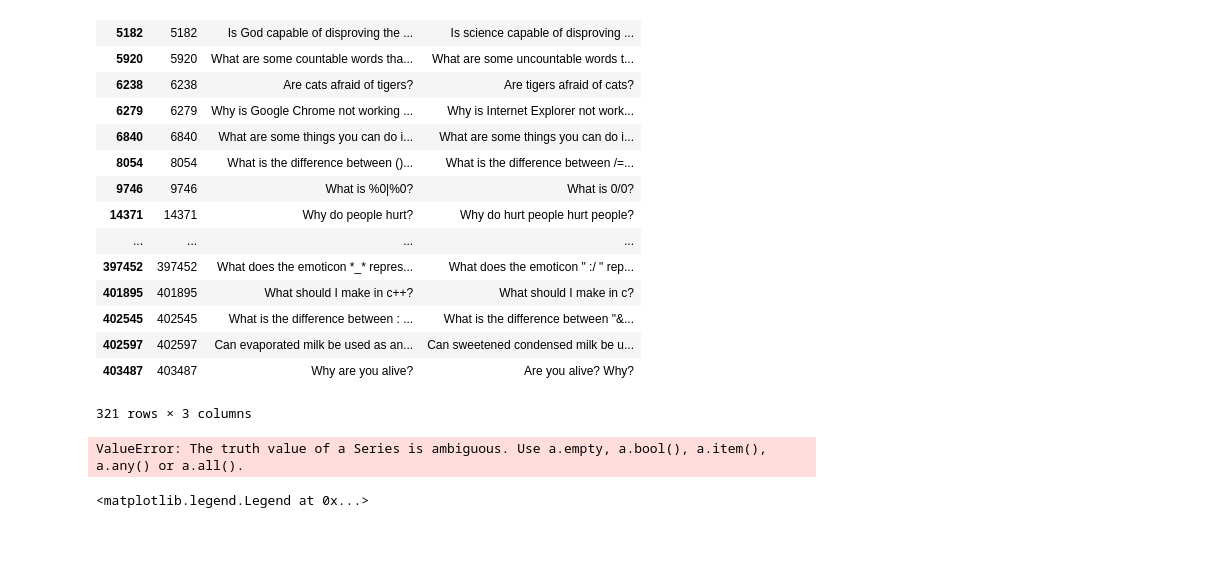
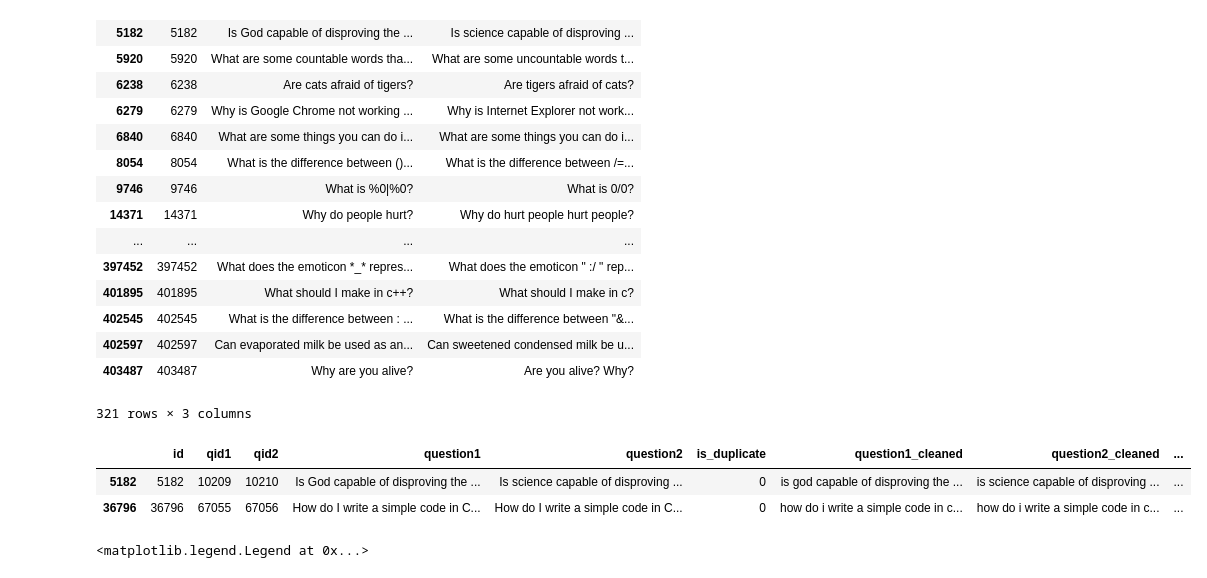
Before and after one commit to itaraday/QuoraQuestion, a Jupyter notebook: Quora.ipynb, the cells around one changed output. Cells and saved outputs as stored; diff of their text form; code cells hidden in the pictures; blank space fills up the shorter version.

```diff
--- a/Quora.ipynb
+++ b/Quora.ipynb
@@ -135,9 +135,11 @@ train.loc[(train['word_share']==1) & (train['is_duplicate'] == 0), ["id", "quest
 | 403487 | 403487 | Why are you alive? | Are you alive? Why? |
 321 rows × 3 columns
 # %%
-train.loc[train["id"] == 36796 | train["id"] == 5182 ]
+train.loc[(train["id"] == 36796) | (train["id"] == 5182)]
 # %% [output]
-ValueError: The truth value of a Series is ambiguous. Use a.empty, a.bool(), a.item(), a.any() or a.all().
+|  | id | qid1 | qid2 | question1 | question2 | is_duplicate | question1_cleaned | question2_cleaned | ... |
+| 5182 | 5182 | 10209 | 10210 | Is God capable of disproving the ... | Is science capable of disproving ... | 0 | is god capable of disproving the ... | is science capable of disproving ... | ... |
+| 36796 | 36796 | 67055 | 67056 | How do I write a simple code in C... | How do I write a simple code in C... | 0 | how do i write a simple code in c... | how do i write a simple code in c... | ... |
 # %%
 plt.figure(figsize=(12, 8))
 sns.distplot(train.ix[train['is_duplicate'] == 1, 'word_share'], color = 'green', label="duplicate")
```
